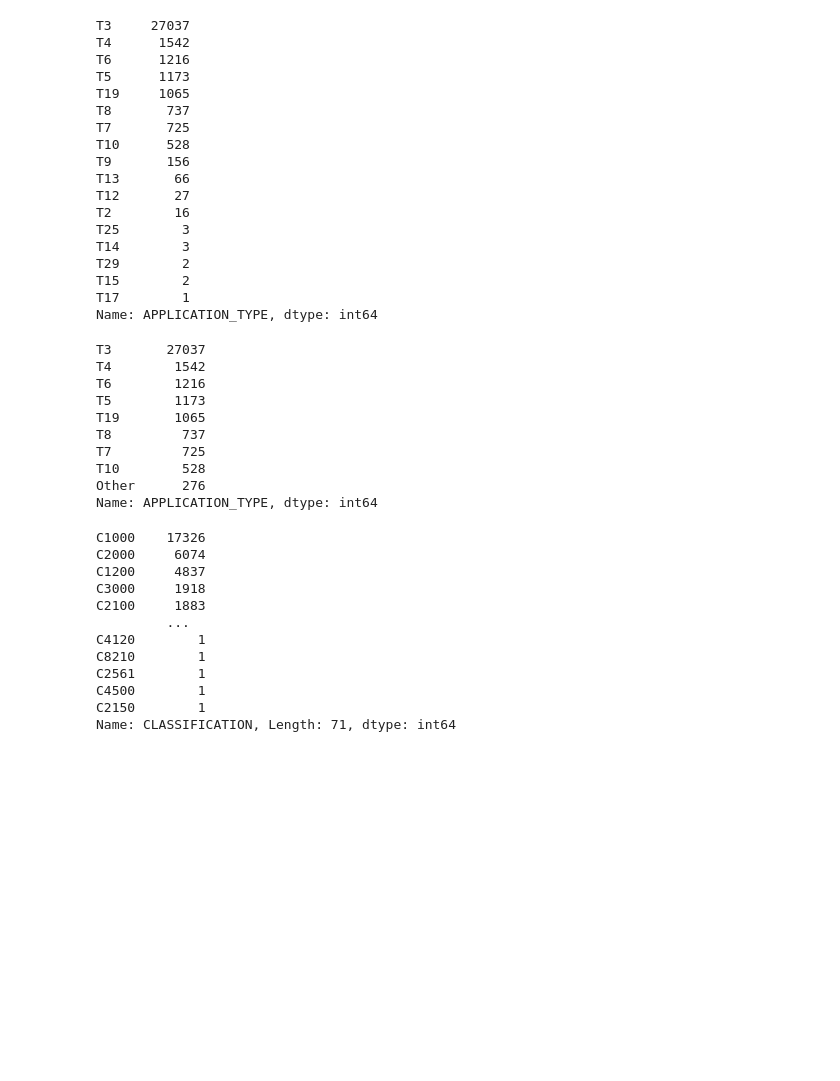
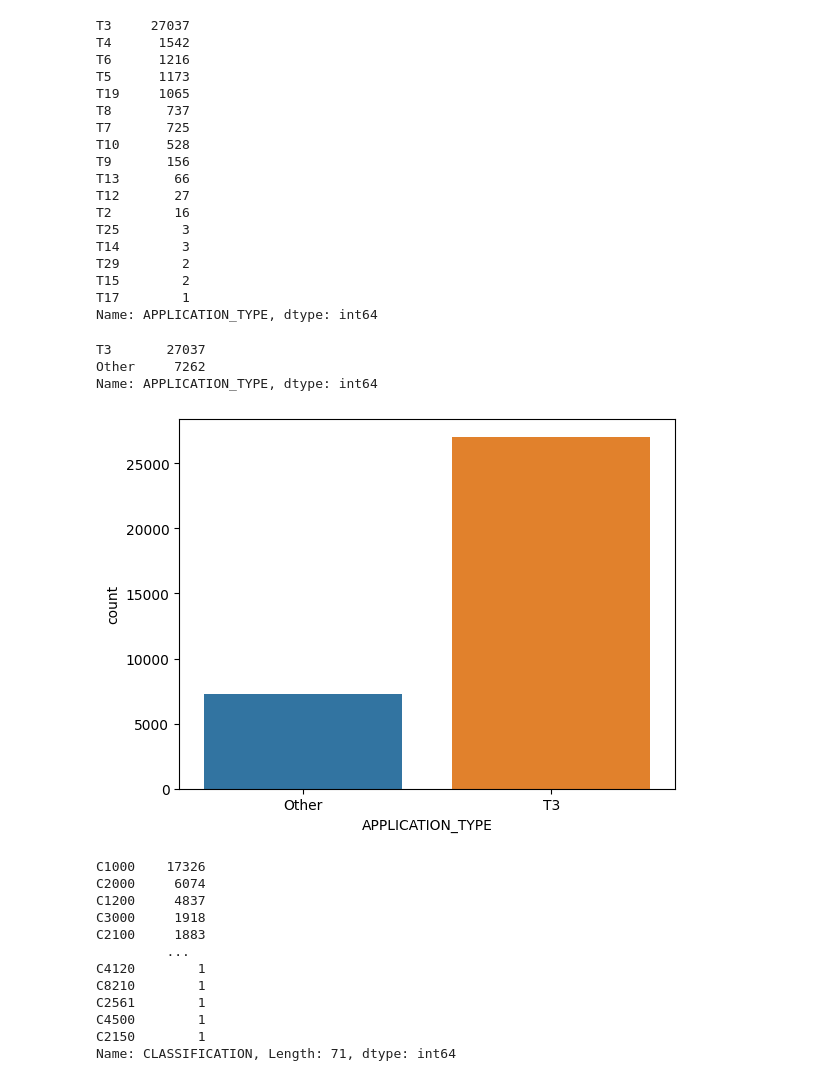
Before and after one commit to istbulut/deep-learning-challenge, a Jupyter notebook: deep-learning-ch_files/AlphabetSoupCharity_Optimization.ipynb, the cells around one changed output. Saved outputs shown, nothing was run; the diff lists cells and outputs as text; code cells hidden in the pictures; blank space fills up the shorter version.

```diff
--- a/deep-learning-ch_files/AlphabetSoupCharity_Optimization.ipynb
+++ b/deep-learning-ch_files/AlphabetSoupCharity_Optimization.ipynb
@@ -131,25 +131,23 @@ Name: APPLICATION_TYPE, dtype: int64
 # %%
 # Choose a cutoff value and create a list of application types to be replaced
 # use the variable name `application_types_to_replace`
-application_types_to_replace = ["T9","T13","T12","T2","T25","T14","T29","T15","T17"]
+application_types_to_replace = ["T4","T6","T5","T19","T8","T7","T10","T9","T13","T12","T2","T25","T14","T29","T15","T17"]
 
 # Replace in dataframe
 for app in application_types_to_replace:
-    application_df['APPLICATION_TYPE'] = application_df['APPLICATION_TYPE'].replace(app,"Other")
+  application_df['APPLICATION_TYPE'] = application_df['APPLICATION_TYPE'].replace(app,"Other")
 
 # Check to make sure binning was successful
 application_df['APPLICATION_TYPE'].value_counts()
 # %% [output]
 T3       27037
-T4        1542
-T6        1216
-T5        1173
-T19       1065
-T8         737
-T7         725
-T10        528
-Other      276
+Other     7262
 Name: APPLICATION_TYPE, dtype: int64
+# %%
+sns.countplot(x ="APPLICATION_TYPE", data=application_df)
+plt.show()
+# %% [output]
+[figure, added]
 # %%
 # Look at CLASSIFICATION value counts for binning
 print(application_df['CLASSIFICATION'].value_counts())
```
Also changed, not shown: parts of 5 cells of this notebook.
